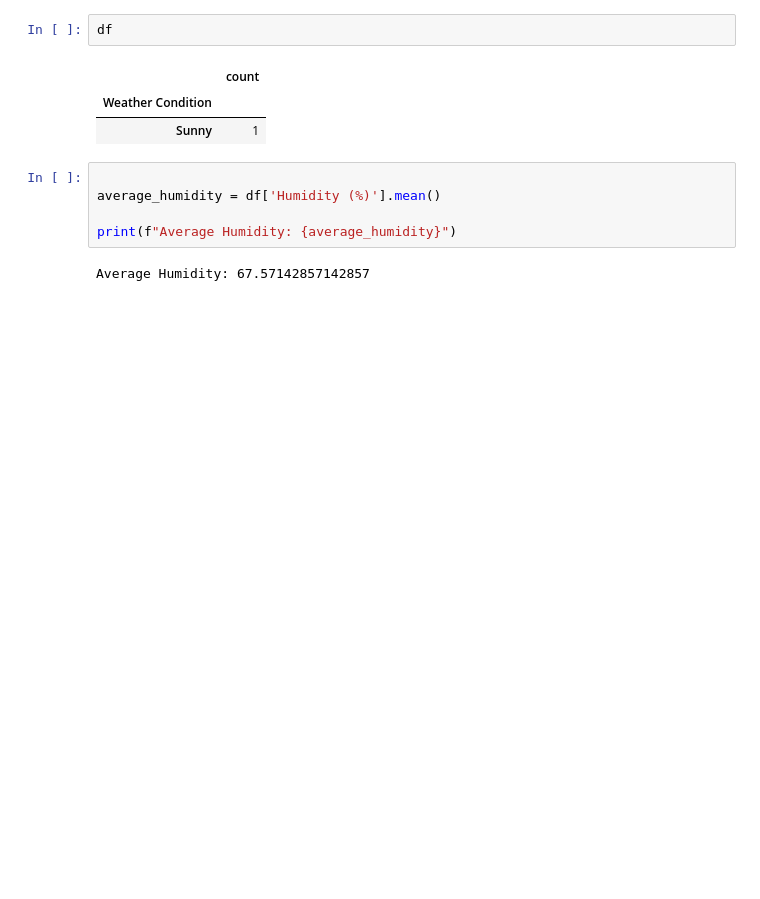
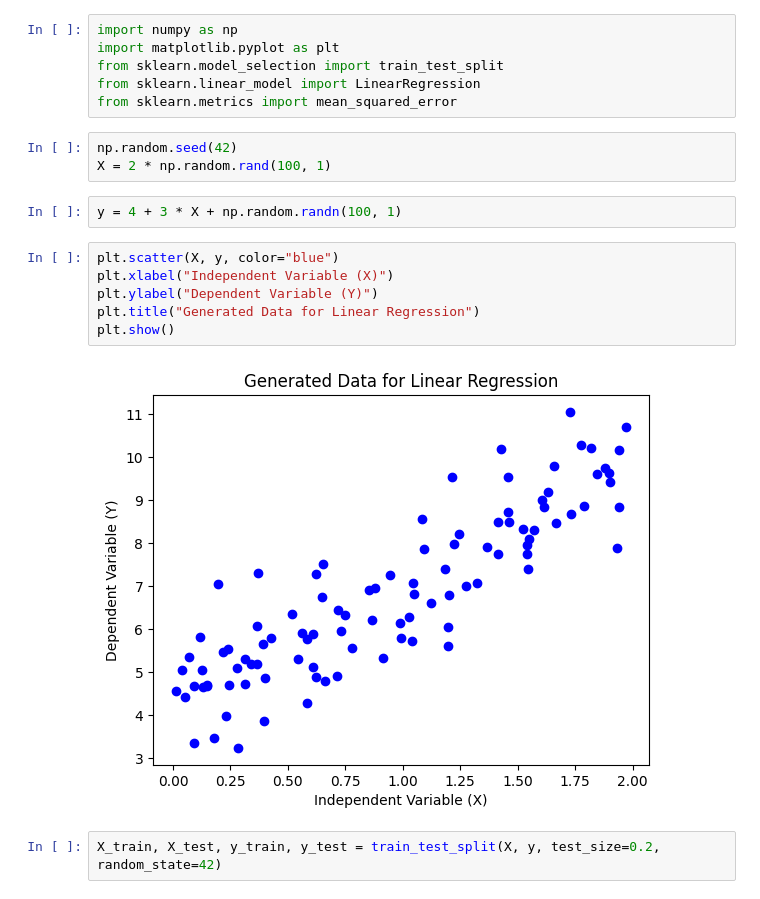
Before and after one commit to aish466-p/DATA-MINING, a Jupyter notebook: lab 7.ipynb, the cells around one changed output. Cells and saved outputs as stored; diff of their text form; blank space fills up the shorter version.

```diff
--- a/lab 7.ipynb
+++ b/lab 7.ipynb
@@ -52,13 +3,21 @@ df=pd.DataFrame(weather_condition_count)
-# %%
-df
-# %% [output]
-|  | count |
-| Weather Condition |  |
-| Sunny | 1 |
-# %%
-
-average_humidity = df['Humidity (%)'].mean()
-
-print(f"Average Humidity: {average_humidity}")
-# %% [output]
-Average Humidity: 67.57142857142857
+# %%
+import numpy as np
+import matplotlib.pyplot as plt
+from sklearn.model_selection import train_test_split
+from sklearn.linear_model import LinearRegression
+from sklearn.metrics import mean_squared_error
+# %%
+np.random.seed(42)
+X = 2 * np.random.rand(100, 1)
+# %%
+y = 4 + 3 * X + np.random.randn(100, 1)
+# %%
+plt.scatter(X, y, color="blue")
+plt.xlabel("Independent Variable (X)")
+plt.ylabel("Dependent Variable (Y)")
+plt.title("Generated Data for Linear Regression")
+plt.show()
+# %% [output]
+[figure, added]
+# %%
+X_train, X_test, y_train, y_test = train_test_split(X, y, test_size=0.2, random_state=42)
```
Also changed, not shown: parts of 25 cells of this notebook.
